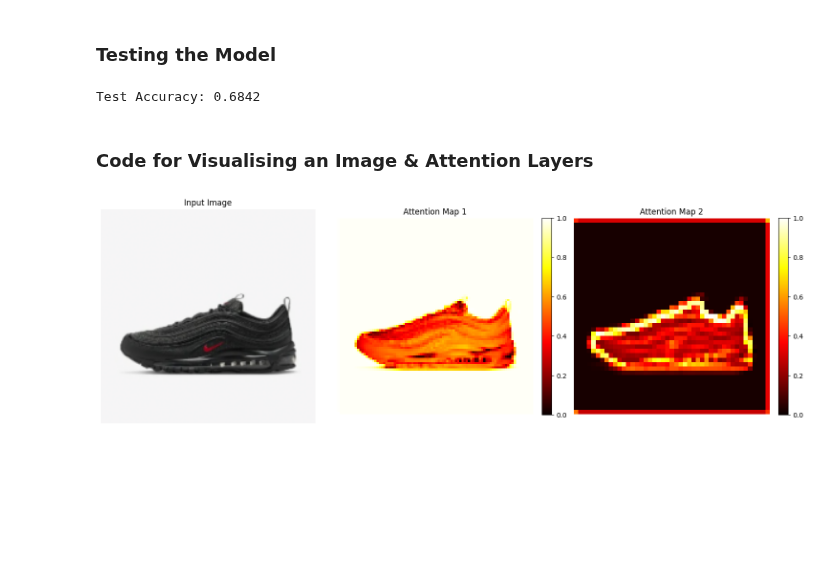
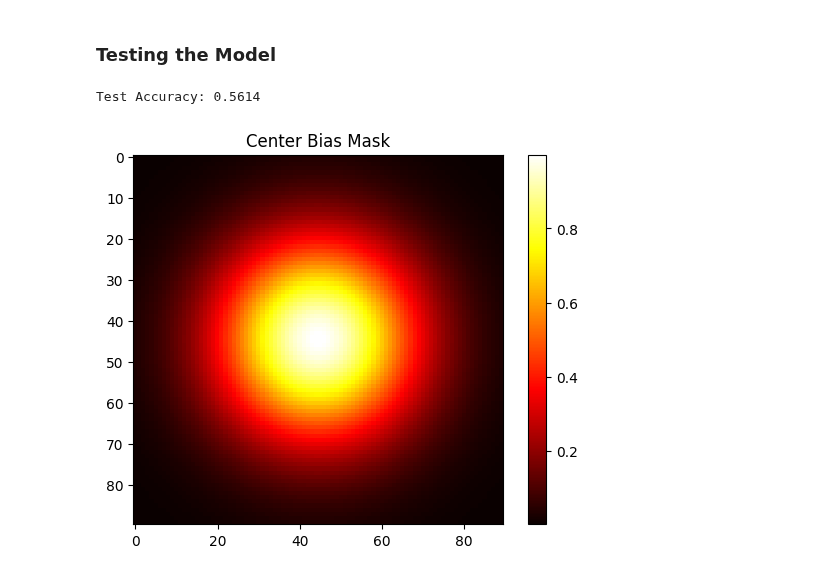
Before and after one commit to adampotton/Cognitive_AI_CW, a Jupyter notebook: Q2D_3.ipynb, the cells around one changed output. Saved outputs shown, nothing was run; the diff lists cells and outputs as text; code cells hidden in the pictures; blank space fills up the shorter version.

```diff
--- a/Q2D_3.ipynb
+++ b/Q2D_3.ipynb
@@ -86,13 +97,13 @@ test_loader = DataLoader(test_dataset, batch_size=batch_size, shuffle=False)
 # %% [markdown]
 ### Train the Model
 # %%
-lr = 0.001 # Learning rate
+lr = 0.0006 # Learning rate
 num_epochs = 20 # Number of epochs for training
 
 model = CNN() # Initialise a model
 criterion = nn.CrossEntropyLoss()  # Loss function and optimizer
 optimizer = optim.Adam(model.parameters(), lr=lr)
-time = time.time()
+t = time.time() # Start timer
 for epoch in range(num_epochs):
     model.train()  # Set model to training mode
     running_loss = 0.0
@@ -101,7 +112,7 @@ for epoch in range(num_epochs):
 
     for images, labels in train_loader: # Loop through images and labels to train
         optimizer.zero_grad()
-        output = model(images,wta_on=True)
+        output = model(images)
         loss = criterion(output, labels)
         running_loss += loss.item()
         loss.backward()
@@ -110,8 +121,8 @@ for epoch in range(num_epochs):
         total += labels.size(0)
         correct += (predicted == labels).sum().item()
 
-    time_elapsed = time.time() - time # Calculate time elapsed
+    time_elapsed = time.time() - t # Calculate time elapsed
     epoch_loss = running_loss / len(train_loader)
     epoch_accuracy = correct / total
-    print(f"Epoch {epoch+1}/{num_epochs}, Loss: {epoch_loss:.4f}, Accuracy: {epoch_accuracy:.4f}, Time: {time_elapsed:.4f}")
+    print(f"Epoch {epoch+1}/{num_epochs}, Loss: {epoch_loss:.4f}, Accuracy: {epoch_accuracy:.4f}, Time: {time_elapsed}")
 # %% [output]
@@ -125,7 +155,7 @@ total = 0
 
 with torch.no_grad():  # No need to track gradients during evaluation
     for images, labels in test_loader:
-        output,_,_ = model(images)
+        output = model(images)
         _, predicted = torch.max(output, 1)
         total += labels.size(0)
         correct += (predicted == labels).sum().item()
@@ -133,52 +163,12 @@ with torch.no_grad():  # No need to track gradients during evaluation
 test_accuracy = correct / total
 print(f"Test Accuracy: {test_accuracy:.4f}")
 # %% [output]
-Test Accuracy: 0.6842
+Test Accuracy: 0.5614
-# %% [markdown]
-### Code for Visualising an Image & Attention Layers
-# %%
-def denormalize(img, mean, std):
-    mean = torch.tensor(mean).view(1, 3, 1, 1)
-    std = torch.tensor(std).view(1, 3, 1, 1)
-    return img * std + mean
-
-def visualize_attention(model, loader):
-    image, label = random.choice(list(loader))
-    image = image[0].unsqueeze(0)  # Single image, keep batch dimension
-    label = label[0].item()
-
-    original_image = denormalize(image.clone(), [0.485, 0.456, 0.406], [0.229, 0.224, 0.225])
-    original_image = original_image.squeeze().permute(1, 2, 0).cpu().detach().numpy()
-    original_image = np.clip(original_image, 0, 1)
-
-    model.eval() # Pass the image through the model
-    with torch.no_grad():
-        output, attn1_weights, attn2_weights = model(image)
-
-    attn1_map = attn1_weights.squeeze().cpu().detach().numpy()  # Convert attention weights to the shape of the feature map
-    attn2_map = attn2_weights.squeeze().cpu().detach().numpy()
-
-    attn1_map = (attn1_map - attn1_map.min()) / (attn1_map.max() - attn1_map.min()) # Normalize the attention maps to [0, 1] for visualization
-    attn2_map = (attn2_map - attn2_map.min()) / (attn2_map.max() - attn2_map.min())
-
-    fig, axes = plt.subplots(1, 3, figsize=(15, 5))
-    axes[0].imshow(original_image) # Plot the original image
-    axes[0].set_title('Input Image')
-    axes[0].axis('off')
-
-    im1 = axes[1].imshow(attn1_map, cmap='hot') # Plot attention map 1
-    axes[1].set_title('Attention Map 1')
-    axes[1].axis('off')
-    fig.colorbar(im1, ax=axes[1], fraction=0.046, pad=0.04)
-
-    im2 = axes[2].imshow(attn2_map, cmap='hot') # Plot attention map 2
-    axes[2].set_title('Attention Map 2')
-    axes[2].axis('off')
-    fig.colorbar(im2, ax=axes[2], fraction=0.046, pad=0.04)
-
-    plt.tight_layout()
-    plt.show()
-
-visualize_attention(model, test_loader) # Visualize the attention maps for this image
-# %% [output]
-[figure, removed]
+# %%
+center_bias_mask = model.attn1.center_bias.cpu().numpy().squeeze()
+plt.imshow(center_bias_mask, cmap='hot')
+plt.title("Center Bias Mask")
+plt.colorbar()
+plt.show()
+# %% [output]
+[figure, added]
```
Also changed, not shown: parts of 3 cells of this notebook.
